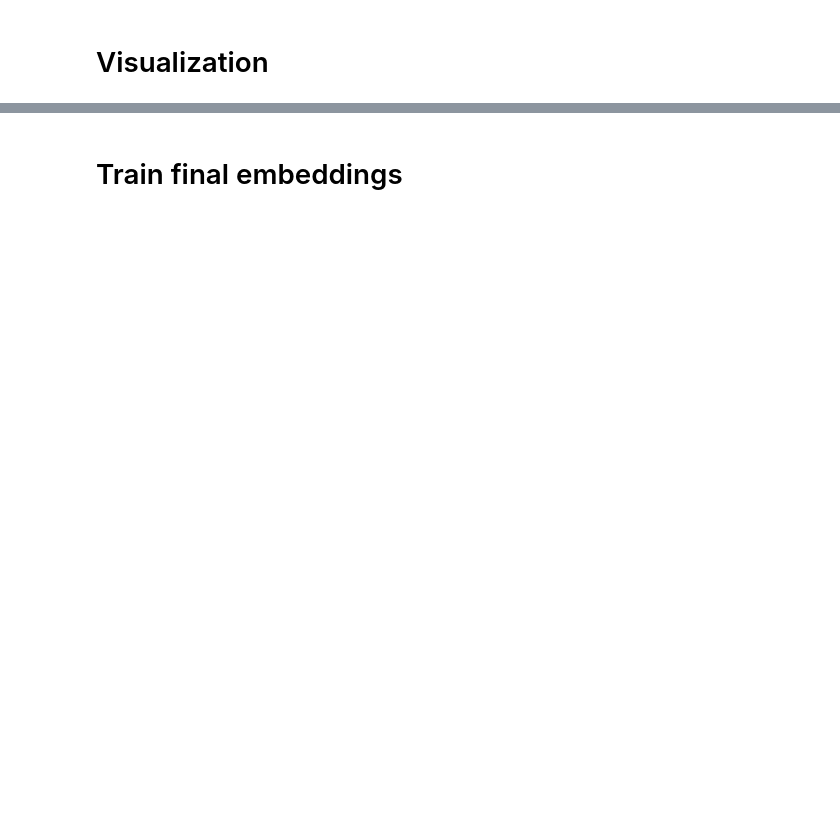
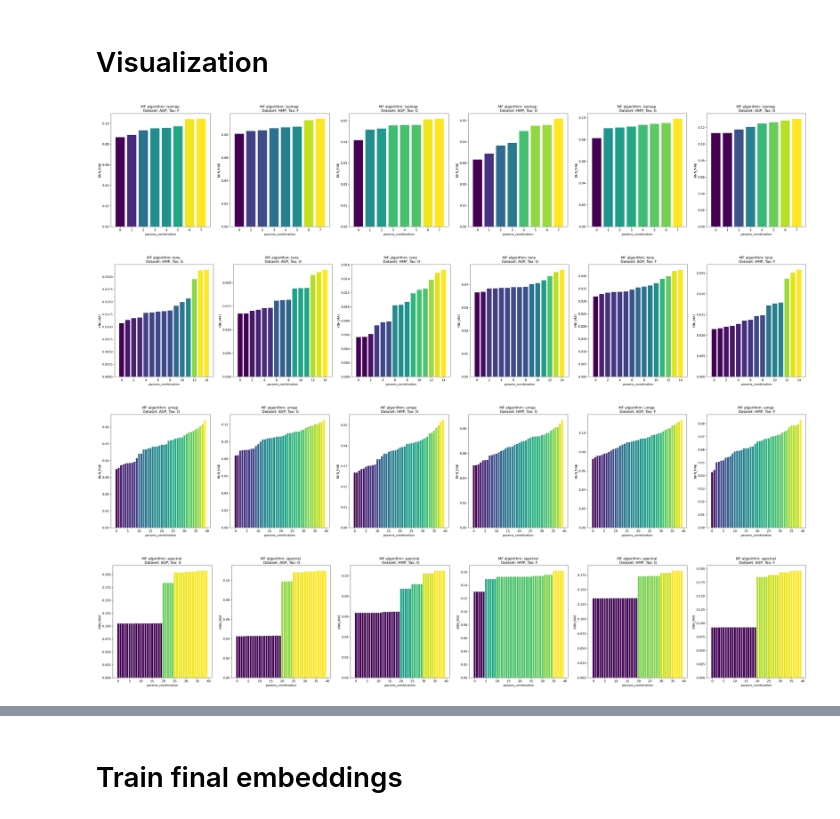
Before and after one commit to blufzzz/Human-Gut-Enterotypes-Analysis, a Jupyter notebook: Manifold_learning.ipynb, the cells around one changed output, grey strips where cells are left out. Saved outputs shown, nothing was run; the diff lists cells and outputs as text; code cells hidden in the pictures; blank space fills up the shorter version.

```diff
--- a/Manifold_learning.ipynb
+++ b/Manifold_learning.ipynb
@@ -26,12 +26,14 @@ plt.rcParams.update({'font.size': 20})
 # %% [markdown]
 # Load data
 # %%
-intrinsic_dims = np.load(f'./intrinsic_dims_pca_strict.npy', allow_pickle=True).item()
+DATA_SPECIFICATION = '' #'_pat0.4'
+
+intrinsic_dims = np.load(f'./intrinsic_dims_pca_strict{DATA_SPECIFICATION}.npy', allow_pickle=True).item()
 
 data_orig = {}
 for dataset_name in tqdm(['AGP', 'HMP']):
     for tax in ['o', 'f', 'g']:
-        dataframe = pd.read_csv(f'./data_processed/{dataset_name}_{tax}.csv', sep=',')
+        dataframe = pd.read_csv(f'./data_processed{DATA_SPECIFICATION}/{dataset_name}_{tax}.csv', sep=',')
         label = f'{dataset_name}_{tax}'
         data_orig[label] = dataframe.drop('Unnamed: 0', axis=1).values
 
@@ -39,10 +41,10 @@ data_pca = {}
 for dataset_name in tqdm(['AGP', 'HMP']):
     for tax in ['o', 'f', 'g']:
         label = f'{dataset_name}_{tax}'
-        data_pca[label] = np.genfromtxt(f'./results/pca/{label}', delimiter=';')
+        data_pca[label] = np.genfromtxt(f'./results/pca{DATA_SPECIFICATION}/{label}', delimiter=';')
 
-embeddings_root = 'results/embeddings'
-embeddings_params_root = 'results/embeddings_params/'
+embeddings_root = f'results/embeddings{DATA_SPECIFICATION}'
+embeddings_params_root = f'results/embeddings_params{DATA_SPECIFICATION}/'
 
 os.makedirs(embeddings_root, exist_ok=True)
 os.makedirs(embeddings_params_root, exist_ok=True)
@@ -187,6 +211,7 @@ for metrics_results_name in \
                                           metrics_results_name), \
                                           allow_pickle=True).item()
 # %%
+plt.rcParams.update({'font.size': 20})
 best_params = defaultdict(dict)
 
 my_cmap = plt.get_cmap("viridis")
@@ -206,33 +231,41 @@ for mf_type, mf_metrics in all_metrics.items():
         params = list(ParameterGrid(mf_label_metrics['params']))
         dataset_name = label.split('_')[0]
         tax_name = label.split('_')[-1]
+
+#         maes = scores[:,-1] if scores.ndim > 1 else scores
 
         if include_Q_scores:
             maes = scores[:,-1]
         else:
             maes = scores
 
         mae_argmin = maes.argmin()
 
         best_params[label][mf_type] = params[mae_argmin]
 
         # scatterplot with Q-metrics
         if include_Q_scores:
             sc = axes[i].scatter(scores[:,0], scores[:,1], c=scores[:,2])
             axes[i].set_xlabel('Q_loc')
             axes[i].set_ylabel('Q_glob')
 
         else:
             scores_rel = scores - baseline_errors[label]
             scores_rel = sorted(scores_rel)
             axes[i].bar(np.arange(len(scores_rel)), scores_rel, color=my_cmap(rescale(scores_rel)))
             axes[i].set_xlabel('params_combination')
             axes[i].set_ylabel('KNN_MAE')
 
         axes[i].set_title(f'MF algorithm: {mf_type} \n Dataset: {dataset_name}, Tax: {tax_name.capitalize()}')
 
 
     if include_Q_scores:
         fig.colorbar(sc, orientation='vertical')
+
 plt.tight_layout()
 plt.show()
+# %% [output]
+[figure, added]
+[figure, added]
+[figure, added]
+[figure, added]
```
Also changed, not shown: parts of 6 cells of this notebook, 38 other files.
